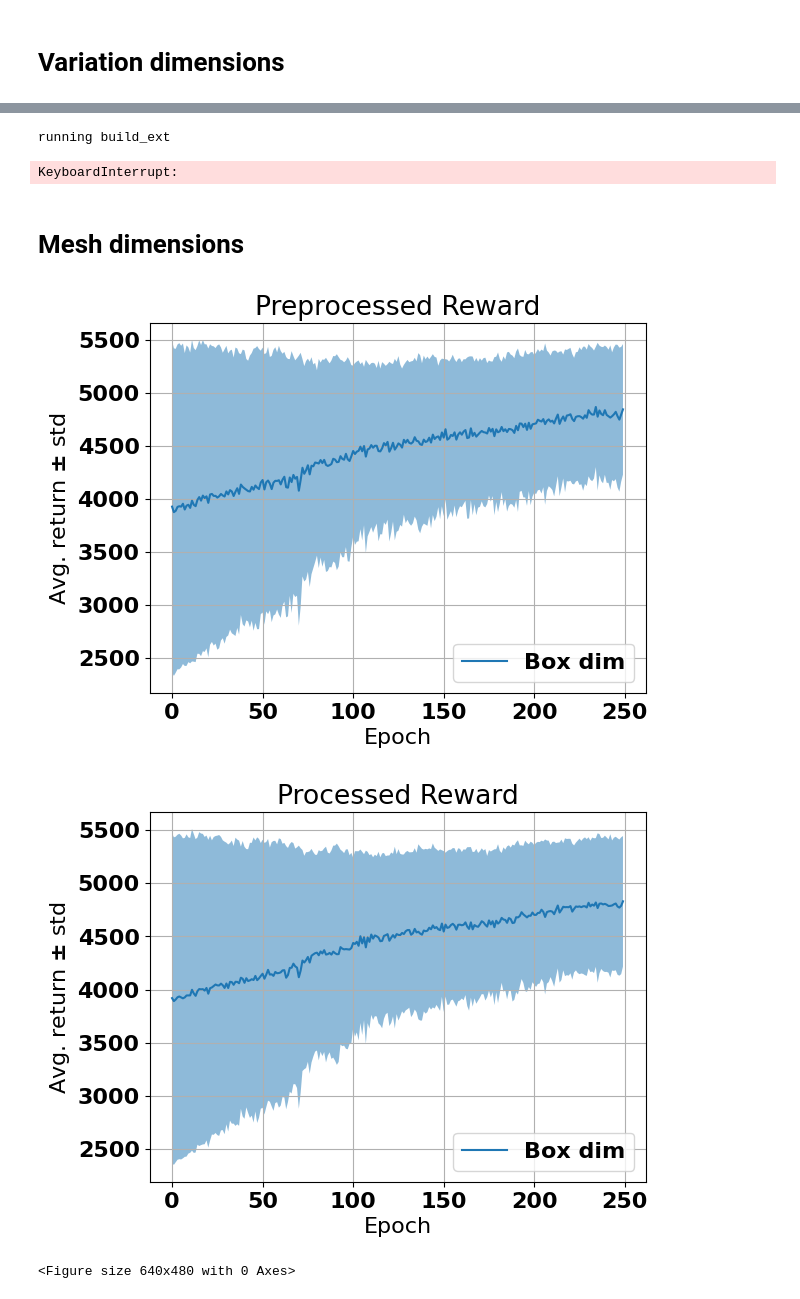
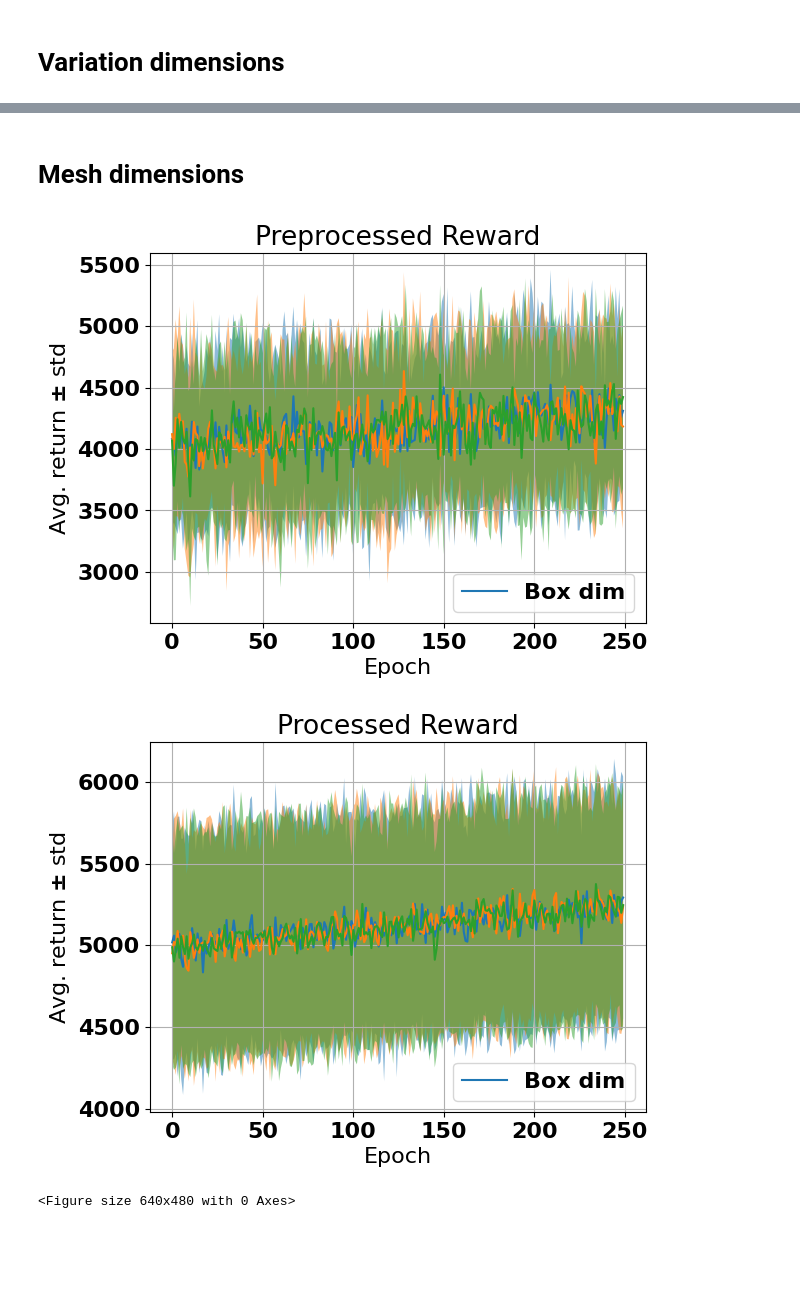
Before and after one commit to sgillen/fractal_rl_scratch, a Jupyter notebook: src/make_plots_and_tables.ipynb, the cells around one changed output, grey strips where cells are left out. Cells and saved outputs as stored; diff of their text form; code cells hidden in the pictures; blank space fills up the shorter version.

```diff
--- a/src/make_plots_and_tables.ipynb
+++ b/src/make_plots_and_tables.ipynb
@@ -109,11 +118,13 @@ font = {'family' : 'normal',
 
 matplotlib.rc('font', **font)
 
-save_dir = "./data_hm0/"
+save_dir = "./data17_repl2/"
+env_names = ['HalfCheetah-v2']#, 'Hopper-v2', 'Walker2d-v2']#, 'Ant-v2','Humanoid-v2']
 
-#env_names = ['HalfCheetah-v2', 'Hopper-v2', 'Walker2d-v2']#, 'Ant-v2','Humanoid-v2']
-env_names = ['Humanoid-v2']
+#env_names = ['Humanoid-v2']
 
+#save_dir = "./data_a1f2/"
+#env_names = ["A1GymEnv-v1"]
 
 
 for env_name in env_names:
@@ -237,7 +248,7 @@ for env_name in env_names:
     print("cmesh dimension")
     for fn in post_fns:
         mean = cdims.mean(dim=('seed', 'run')).loc[fn.__name__].item()
-        std = cdims.std(dim=('seed', 'run')).loc[fn.__name__].item()
+        std = cdims.std(dim=('seed', 'run')).loc[fn.__name__].idimensionstem()
         print(f"{fn.__name__} mean: {mean}, std: {std}")
 
     print()
@@ -248,16 +259,15 @@ for env_name in env_names:
         print(f"{fn.__name__} mean: {mean}, std: {std}")
 
     print(); print()
-# %% [output]
-running build_ext
-KeyboardInterrupt:
 # %% [markdown]
 # Mesh dimensions
 # %%
 #env_names = ["HalfCheetah-v2", "Hopper-v2", "Walker2d-v2"]#, "Ant-v2"]
+#env_names = ['Humanoid-v2']
+#mdim_save_dir = './data_hm0_mdim_long/'
 
-env_names = ['Humanoid-v2']
-mdim_save_dir = './data_hm0_mdim_long/'
+mdim_save_dir = "./data17_repl2_mdim_td/"
+
 
 matplotlib.style.use('default')
 
@@ -291,35 +301,35 @@ for env_name, init_name in zip(env_names, init_names):
         plt.fill_between([t for t in range(len(mean))], (mean-c), (mean+c), alpha=.5)
 
     plt.title(f"Preprocessed Reward")
     plt.ylabel(r"Avg. return $\pm$ std")
     plt.xlabel(r"Epoch")
     plt.grid()
     plt.figure()
 
 
     rews = data.post_rews
     exp_names = [fn.__name__ for fn in data.attrs['post_fns']]
     num_seeds = len(model_dict[exp_names[0]])
 
     means = rews.mean(dim="trial")
     stds = rews.std(dim="trial")
 
     #plt.subplots(1,1, figsize=(10,7))
     plt.plot(means.T)
     plt.legend(['Box dim'], loc='lower right')
     ci = stds
 
     for mean, c in zip(means, ci):
         plt.fill_between([t for t in range(len(mean))], (mean-c), (mean+c), alpha=.5)
 
     plt.title(f"Processed Reward")
     plt.ylabel(r"Avg. return $\pm$ std")
     plt.xlabel(r"Epoch")
     plt.grid()
     plt.figure()
 # %% [output]
-[figure, old version]
+[figure, new version]
-[figure, old version]
+[figure, new version]
 <Figure size 640x480 with 0 Axes>
 # %%
 seed = 5
```
Also changed, not shown: parts of 12 cells of this notebook, 6 other files.
